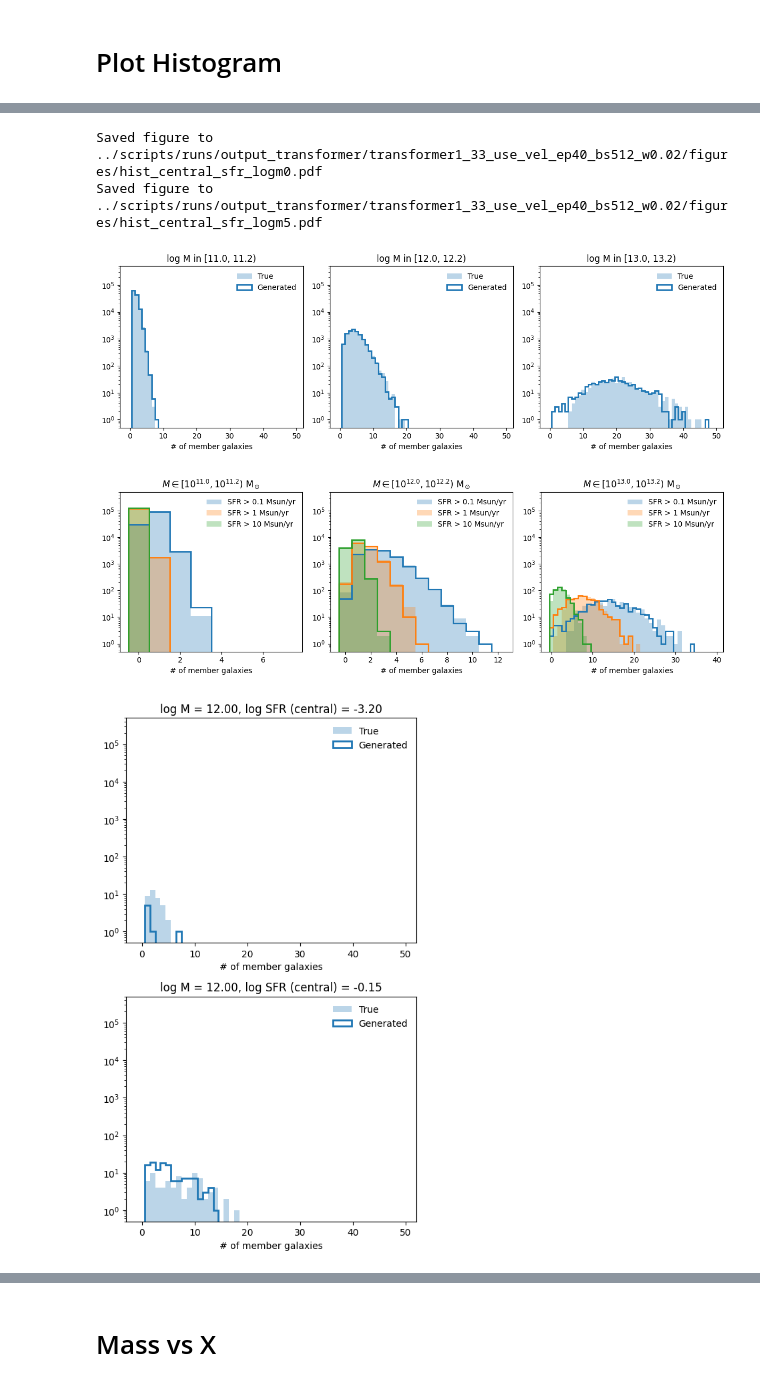
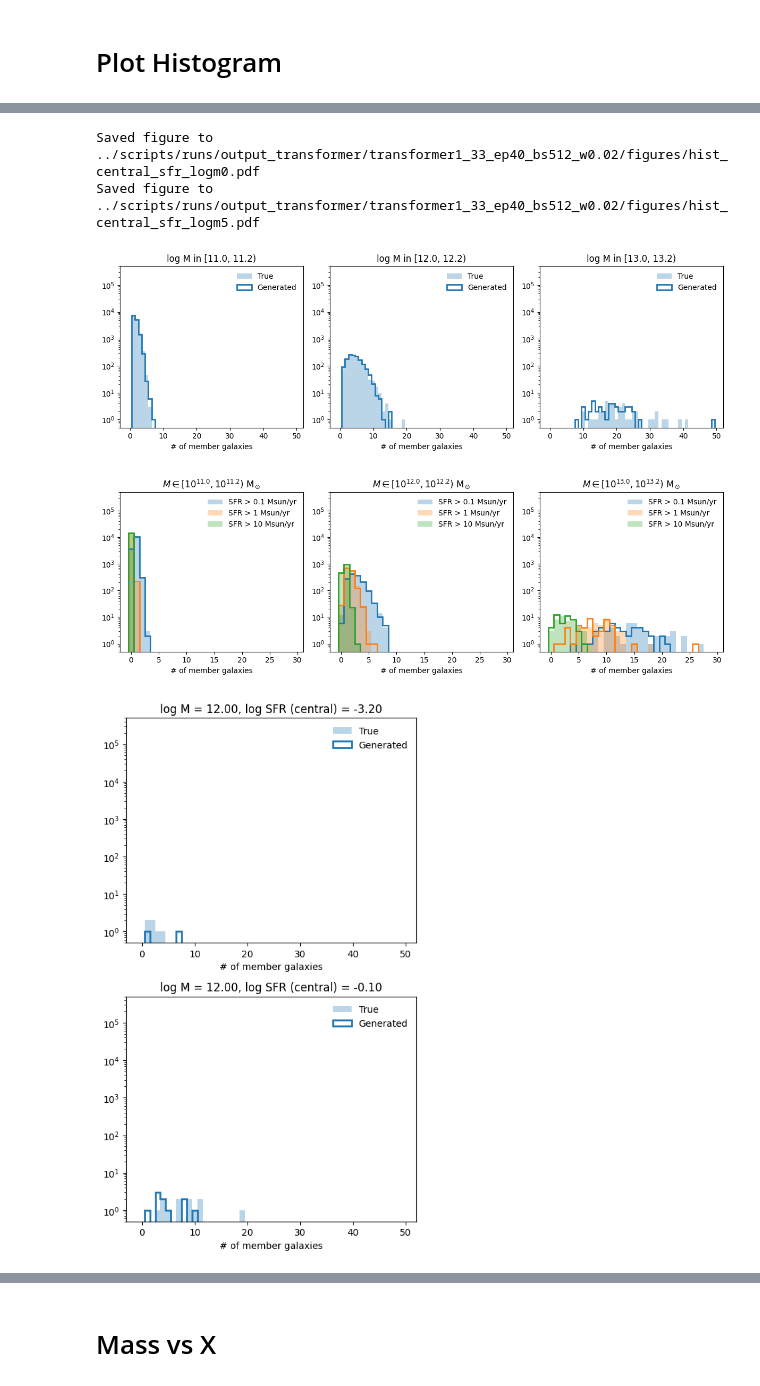
Before and after one commit to knmoriwaki/cosmoglint, a Jupyter notebook: notebooks/plot_transformer.ipynb, the cells around one changed output, grey strips where cells are left out. Drawn from its saved outputs; the diff is of its cells as text; code cells hidden in the pictures.

Commit message:
Allow to exclude a region for test

```diff
--- a/notebooks/plot_transformer.ipynb
+++ b/notebooks/plot_transformer.ipynb
@@ -406,12 +407,14 @@ Saved figure to ../scripts/runs/output_transformer/transformer1_33_use_vel_ep40_
 # %% [markdown]
 # Load Halo Catalog and Generate Galaxies
 # %%
+use_excluded_region = True
+
 ### True data ###
 data_path = "../dataset/TNG300-1/TNG300-1_{:d}.h5".format(snapshot_number)
 
 ndata = None
 #ndata = 10000t
-dataset_true = MyDataset(data_path, input_features=opt.input_features, output_features=opt.output_features, norm_param_dict=opt.norm_param_dict, max_length=opt.max_length, ndata=ndata)
+dataset_true = MyDataset(data_path, input_features=opt.input_features, output_features=opt.output_features, norm_param_dict=opt.norm_param_dict, max_length=opt.max_length, ndata=ndata, exclude_ratio=opt.exclude_ratio, use_excluded_region=use_excluded_region)
 x_true = dataset_true.x
 y_true = dataset_true.y_padded
 mask = dataset_true.mask
@@ -545,8 +548,8 @@ l_list = [ngal_true_th01, ngal_generated_th01, ngal_true_th1, ngal_generated_th1
 label_list = ["SFR > 0.1 Msun/yr", "",
               "SFR > 1 Msun/yr", "",
               "SFR > 10 Msun/yr", ""]
-bin_ranges = [(0, 8), (0, 13), (0, 40)]
-#bin_ranges = [(0, 40), (0, 40), (0, 40)]
+#bin_ranges = [(0, 8), (0, 13), (0, 40)]
+bin_ranges = [(0, 30), (0, 30), (0, 30)]
 for count, i in enumerate(list_to_show):
     indices = np.where(xbin_indices_true == i)[0]
     title = r"$M \in [10^{%.1f}, 10^{%.1f})\ \rm M_\odot$" % (xbins_physical_unit_in[i,0], xbins_physical_unit_in[i+1,0])
@@ -623,5 +626,5 @@ Saved figure to ../scripts/runs/output_transformer/transformer1_33_use_vel_ep40_
-Saved figure to ../scripts/runs/output_transformer/transformer1_33_use_vel_ep40_bs512_w0.02/figures/hist_central_sfr_logm0.pdf
-Saved figure to ../scripts/runs/output_transformer/transformer1_33_use_vel_ep40_bs512_w0.02/figures/hist_central_sfr_logm5.pdf
+Saved figure to ../scripts/runs/output_transformer/transformer1_33_ep40_bs512_w0.02/figures/hist_central_sfr_logm0.pdf
+Saved figure to ../scripts/runs/output_transformer/transformer1_33_ep40_bs512_w0.02/figures/hist_central_sfr_logm5.pdf
-[figure, old version]
+[figure, new version]
-[figure, old version]
+[figure, new version]
-[figure, old version]
+[figure, new version]
```
Also changed, not shown: parts of 11 cells of this notebook, 4 other files.
